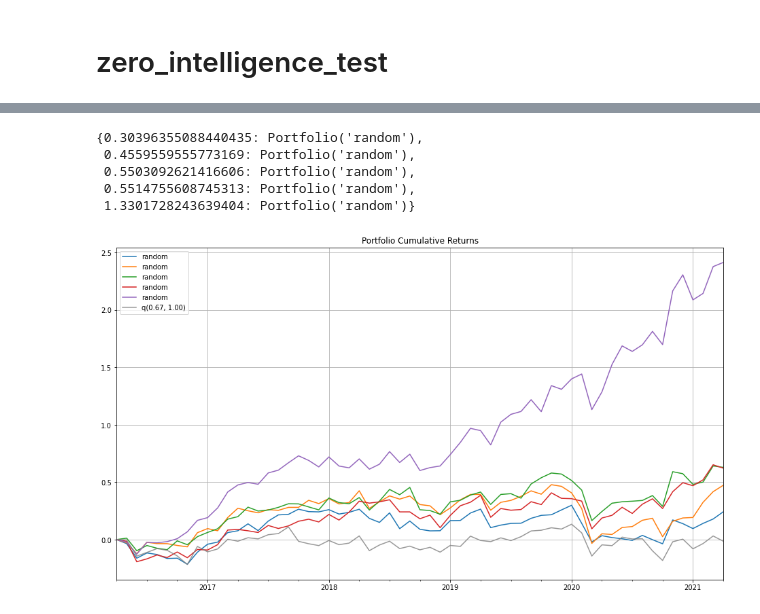
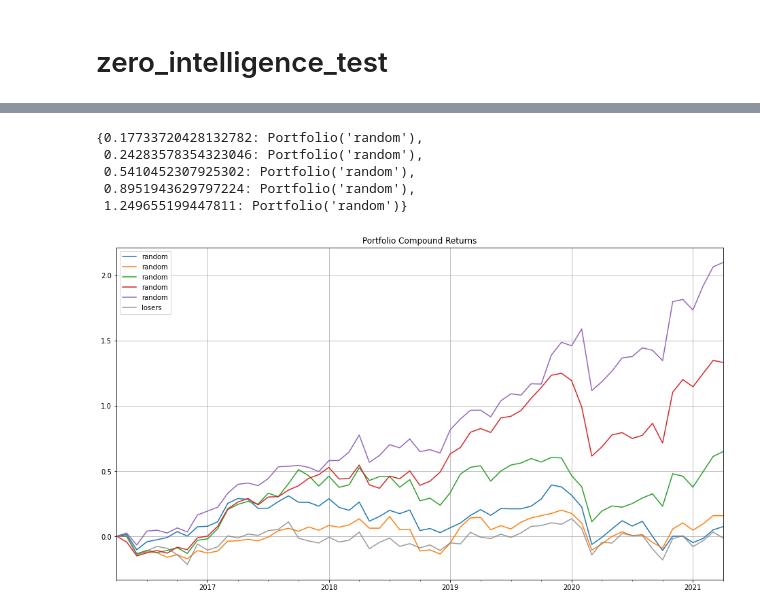
Before and after one commit to atomtosov/pqr, a Jupyter notebook: examples/value_in_italy.ipynb, the cells around one changed output, grey strips where cells are left out. Saved outputs shown, nothing was run; the diff lists cells and outputs as text; code cells hidden in the pictures.

```diff
--- a/examples/value_in_italy.ipynb
+++ b/examples/value_in_italy.ipynb
@@ -32,7 +37,7 @@ benchmark = pqr.Benchmark('FTSE MIB').from_index(index)
 # %% [markdown]
 ## "Обучаем" факторную модель.
 # %%
-portfolios = pqr.fit_factor_model(
+portfolios = pqr.fit_quantile_factor_model(
     stock_prices=prices,
     factor=value,
     weighting_factor=size_w,
@@ -153,12 +158,12 @@ Wall time: 14.2 s
 # %%
 results
 # %% [output]
-{0.30396355088440435: Portfolio('random'),
- 0.4559559555773169: Portfolio('random'),
- 0.5503092621416606: Portfolio('random'),
- 0.5514755608745313: Portfolio('random'),
- 1.3301728243639404: Portfolio('random')}
+{0.17733720428132782: Portfolio('random'),
+ 0.24283578354323046: Portfolio('random'),
+ 0.5410452307925302: Portfolio('random'),
+ 0.8951943629797224: Portfolio('random'),
+ 1.249655199447811: Portfolio('random')}
 # %%
-pqr.plot_cumulative_returns(results.values(), benchmark=best_portfolio)
+pqr.plot_compound_returns(results.values(), benchmark=best_portfolio)
 # %% [output]
-[figure, old version]
+[figure, new version]
```
Also changed, not shown: parts of 10 cells of this notebook, 8 other files.
